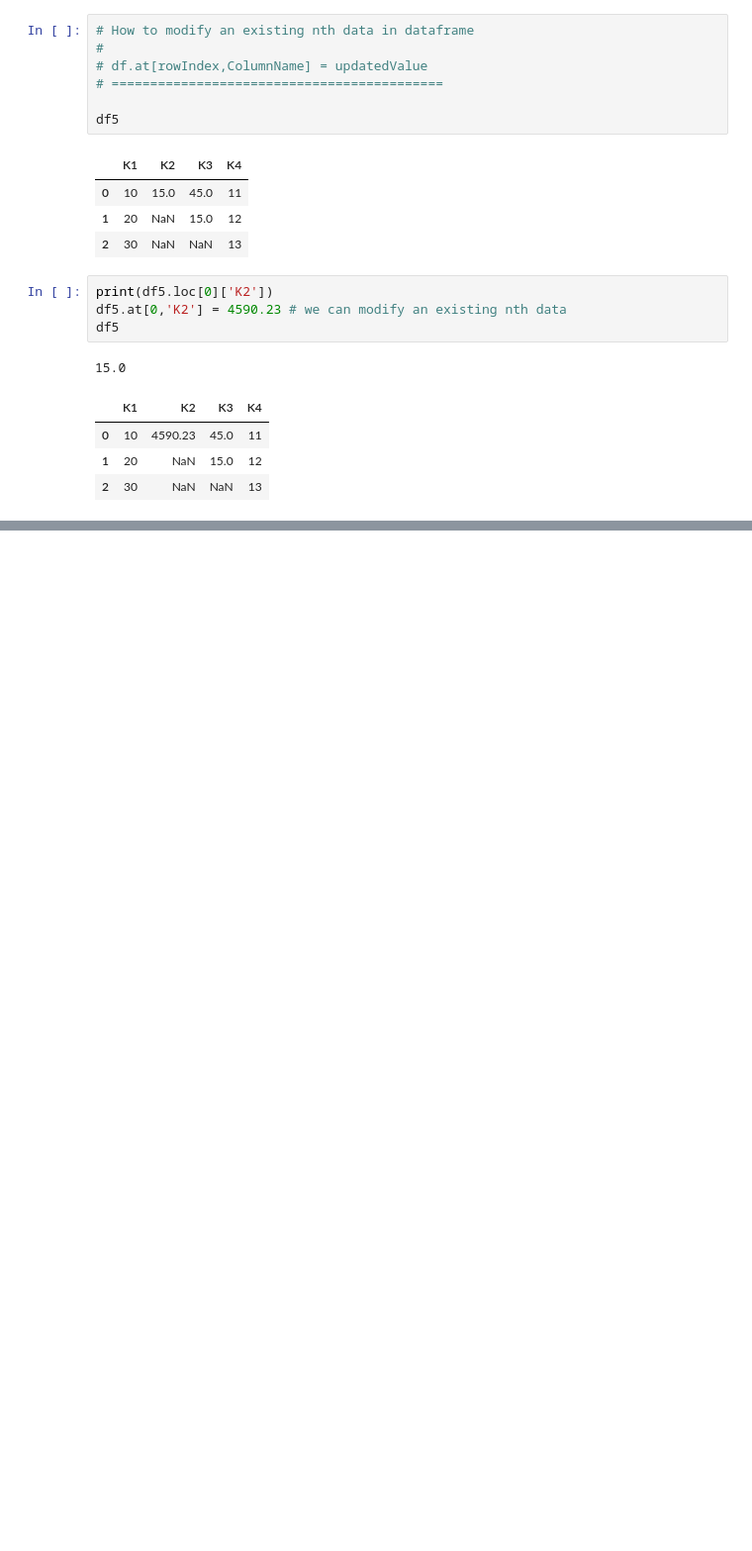
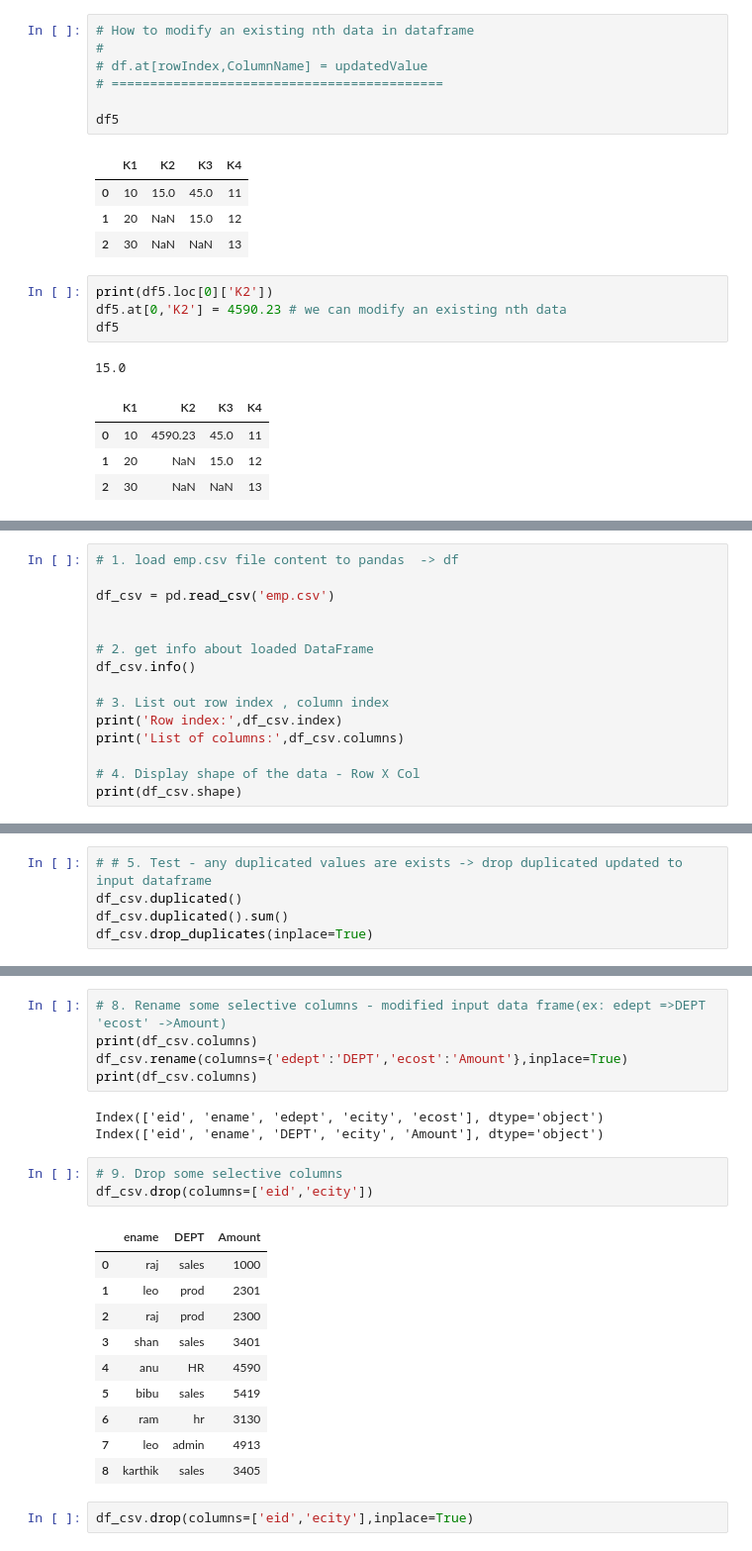
Before and after one commit to NehaParveen03/MLOps_Nov-, a Jupyter notebook: DAY1/DE-MLOps-1.ipynb, the cells around one changed output, grey strips where cells are left out. Shown at 99% size. Cells and saved outputs as stored; diff of their text form; blank space fills up the shorter version.

```diff
--- a/DAY1/DE-MLOps-1.ipynb
+++ b/DAY1/DE-MLOps-1.ipynb
@@ -1064,0 +1151,15 @@ df5
+# %%
+# 1. load emp.csv file content to pandas  -> df
+
+df_csv = pd.read_csv('emp.csv')
+
+
+# 2. get info about loaded DataFrame
+df_csv.info()
+
+# 3. List out row index , column index
+print('Row index:',df_csv.index)
+print('List of columns:',df_csv.columns)
+
+# 4. Display shape of the data - Row X Col
+print(df_csv.shape)
@@ -1064,0 +1182,5 @@ df5
+# %%
+# # 5. Test - any duplicated values are exists -> drop duplicated updated to input dataframe
+df_csv.duplicated()
+df_csv.duplicated().sum()
+df_csv.drop_duplicates(inplace=True)
@@ -1064,0 +1203,24 @@ df5
+# %%
+# 8. Rename some selective columns - modified input data frame(ex: edept =>DEPT 'ecost' ->Amount)
+print(df_csv.columns)
+df_csv.rename(columns={'edept':'DEPT','ecost':'Amount'},inplace=True)
+print(df_csv.columns)
+# %% [output]
+Index(['eid', 'ename', 'edept', 'ecity', 'ecost'], dtype='object')
+Index(['eid', 'ename', 'DEPT', 'ecity', 'Amount'], dtype='object')
+# %%
+# 9. Drop some selective columns
+df_csv.drop(columns=['eid','ecity'])
+# %% [output]
+|  | ename | DEPT | Amount |
+| 0 | raj | sales | 1000 |
+| 1 | leo | prod | 2301 |
+| 2 | raj | prod | 2300 |
+| 3 | shan | sales | 3401 |
+| 4 | anu | HR | 4590 |
+| 5 | bibu | sales | 5419 |
+| 6 | ram | hr | 3130 |
+| 7 | leo | admin | 4913 |
+| 8 | karthik | sales | 3405 |
+# %%
+df_csv.drop(columns=['eid','ecity'],inplace=True)
```
Also changed, not shown: parts of 23 cells of this notebook.
